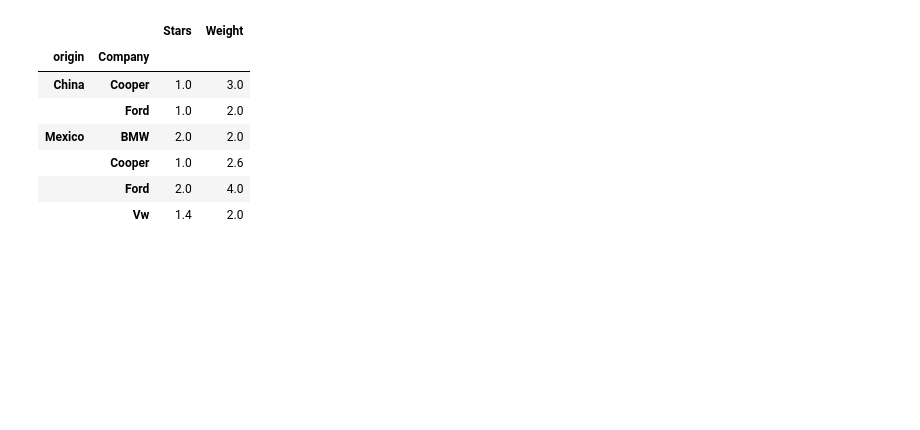
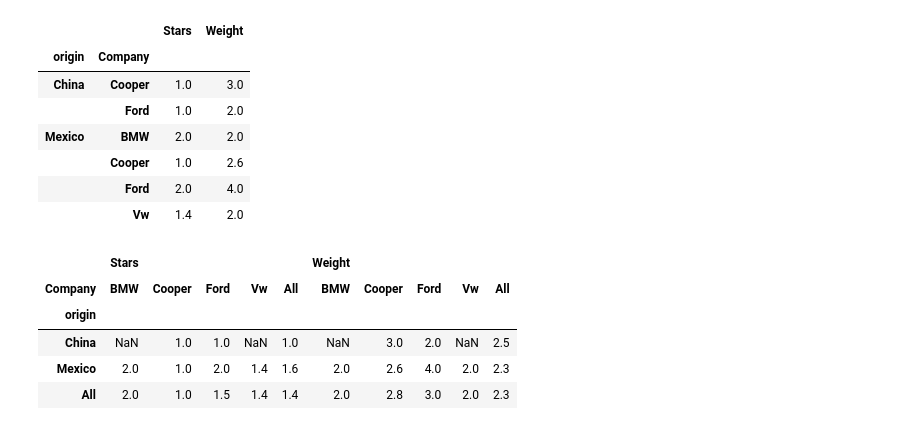
Before and after one commit to Majosalazarv/TDM_EVIDENCIAS, a Jupyter notebook: CLASE3.ipynb, the cells around one changed output. Cells and saved outputs as stored; diff of their text form; code cells hidden in the pictures; blank space fills up the shorter version.

```diff
--- a/CLASE3.ipynb
+++ b/CLASE3.ipynb
@@ -208,3 +208,17 @@ pd.pivot_table(df,
 |  | Cooper | 1.0 | 2.6 |
 |  | Ford | 2.0 | 4.0 |
 |  | Vw | 1.4 | 2.0 |
+# %%
+pd.pivot_table(df,
+               index=['origin',],
+               aggfunc={'Stars':np.mean, 'Weight':np.median},
+               values=['Stars', 'Weight'],
+               margins=True,
+               columns='Company')
+# %% [output]
+|  | Stars |  |  |  |  | Weight |  |  |  |  |
+| Company | BMW | Cooper | Ford | Vw | All | BMW | Cooper | Ford | Vw | All |
+| origin |  |  |  |  |  |  |  |  |  |  |
+| China | NaN | 1.0 | 1.0 | NaN | 1.0 | NaN | 3.0 | 2.0 | NaN | 2.5 |
+| Mexico | 2.0 | 1.0 | 2.0 | 1.4 | 1.6 | 2.0 | 2.6 | 4.0 | 2.0 | 2.3 |
+| All | 2.0 | 1.0 | 1.5 | 1.4 | 1.4 | 2.0 | 2.8 | 3.0 | 2.0 | 2.3 |
```
Also changed, not shown: parts of 4 cells of this notebook.
